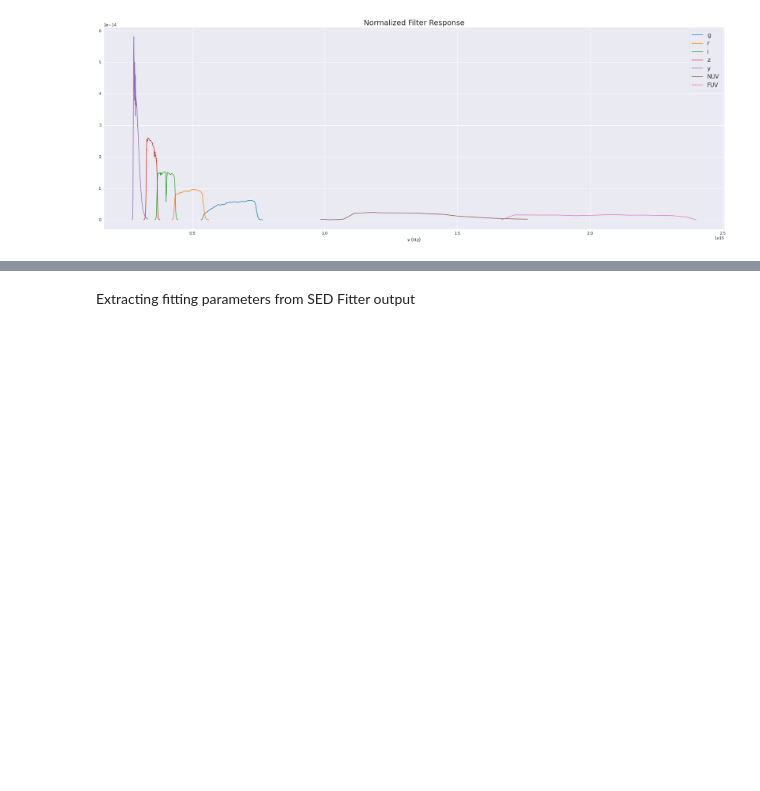
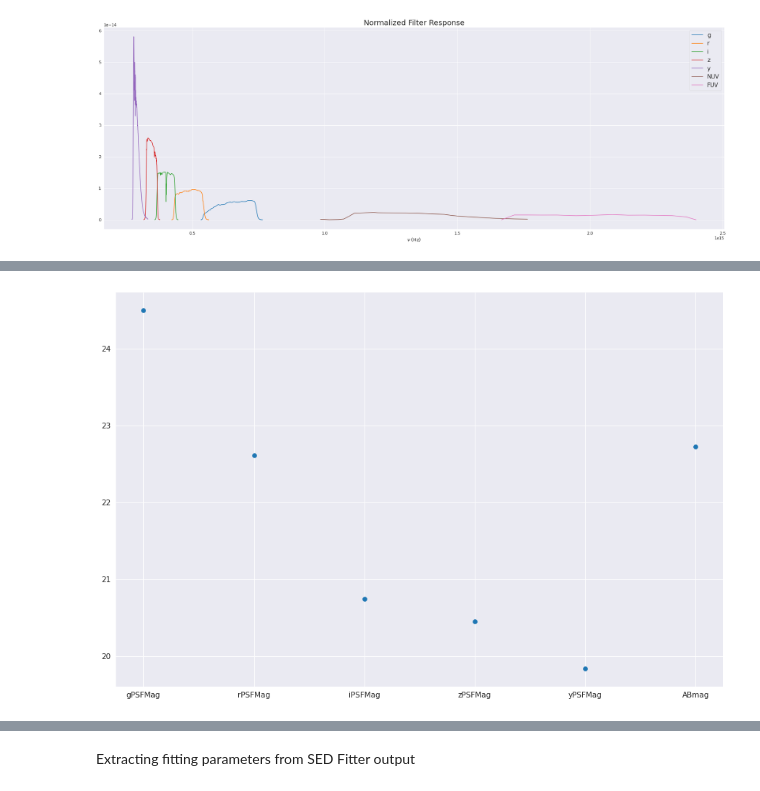
Before and after one commit to Jack3690/INSIST, a Jupyter notebook: UV_Stellar_Catalog.ipynb, the cells around one changed output, grey strips where cells are left out. Drawn from its saved outputs; the diff is of its cells as text; code cells hidden in the pictures; blank space fills up the shorter version.

```diff
--- a/UV_Stellar_Catalog.ipynb
+++ b/UV_Stellar_Catalog.ipynb
@@ -198,3 +201,6 @@ class casjobs():
+# %%
+df_M31 = Table.read('M31_crossmatch.fits').to_pandas()
+df_M31 = df_M31.rename(columns = {'raStack':'ra','decStack':'dec'})
 # %% [markdown]
 ## **Query**
 # %%
@@ -350,0 +332,2 @@ plt.legend(['g','r','i','z','y' ,'NUV','FUV'])
+# %%
+df_star = df_M31[:1000].copy()
@@ -350,0 +361,2 @@ plt.legend(['g','r','i','z','y' ,'NUV','FUV'])
+# %%
+filters = ['gPSFMag','rPSFMag','iPSFMag','zPSFMag','yPSFMag', 'ABmag']
@@ -350,0 +379,6 @@ plt.legend(['g','r','i','z','y' ,'NUV','FUV'])
+# %%
+for i,flux in df_star[filters].iterrows():
+  plt.scatter(filters,flux)
+  break
+# %% [output]
+[figure, added]
```
Also changed, not shown: parts of 42 cells of this notebook.
